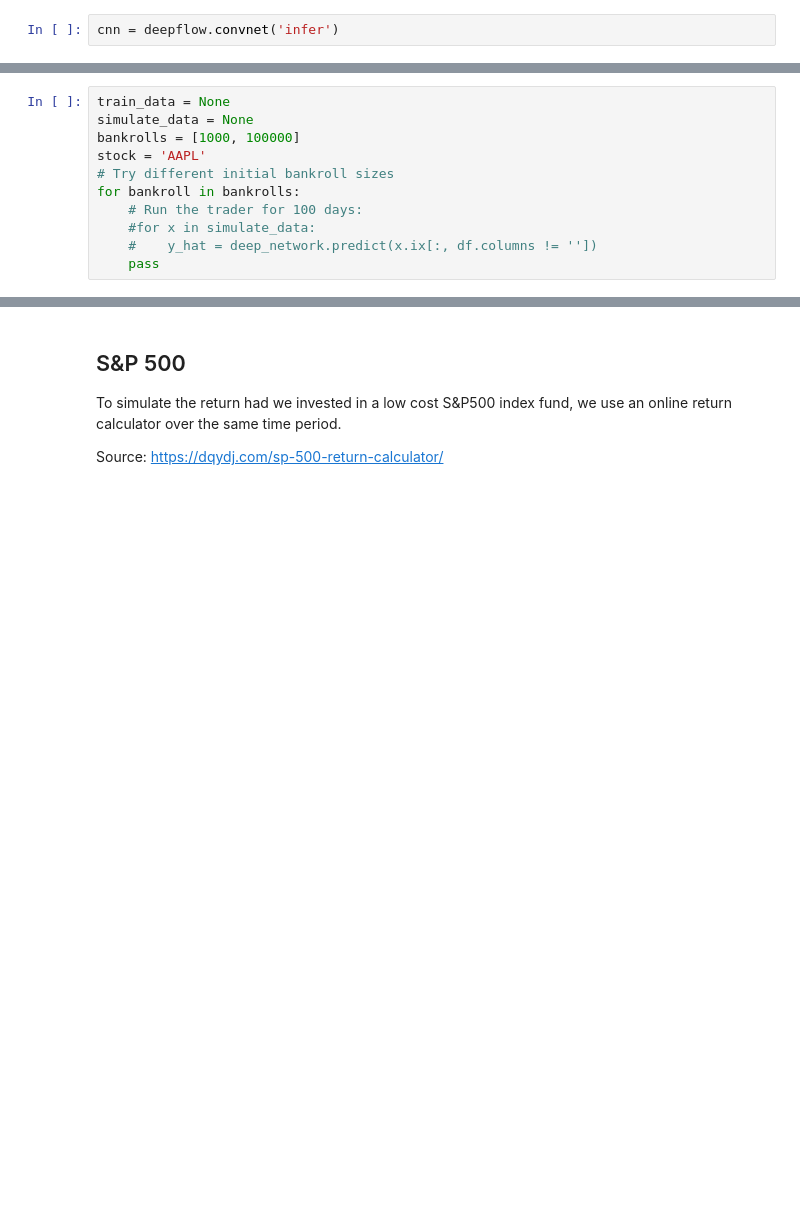
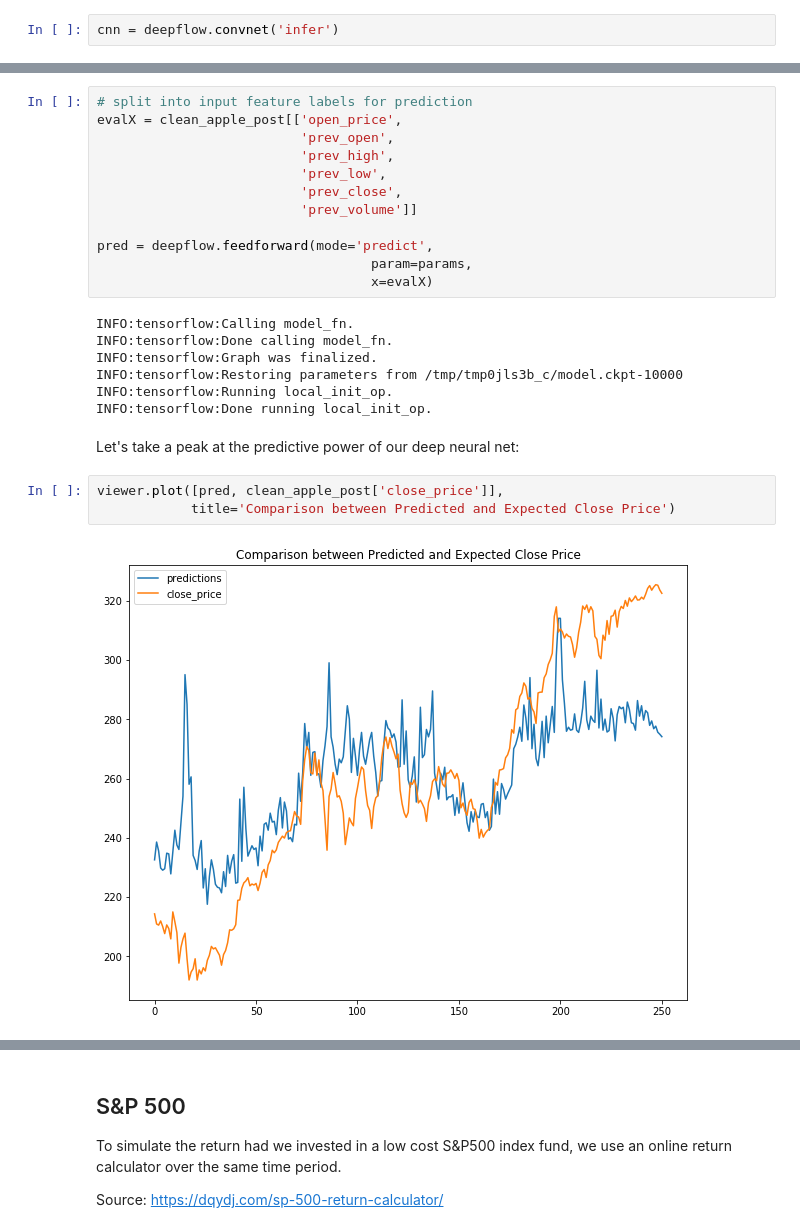
Before and after one commit to yazanobeidi/deep-flow, a Jupyter notebook: Deep Flow User Interface.ipynb, the cells around one changed output, grey strips where cells are left out. Drawn from its saved outputs; the diff is of its cells as text; blank space fills up the shorter version.

```diff
--- a/Deep Flow User Interface.ipynb
+++ b/Deep Flow User Interface.ipynb
@@ -312,11 +333,26 @@ viewer.table(clean_apple_post)
-# %%
-train_data = None
-simulate_data = None
-bankrolls = [1000, 100000]
-stock = 'AAPL'
-# Try different initial bankroll sizes
-for bankroll in bankrolls:
-    # Run the trader for 100 days:
-    #for x in simulate_data:
-    #    y_hat = deep_network.predict(x.ix[:, df.columns != ''])
-    pass
+# %%
+# split into input feature labels for prediction
+evalX = clean_apple_post[['open_price',
+                          'prev_open',
+                          'prev_high',
+                          'prev_low',
+                          'prev_close',
+                          'prev_volume']]
+
+pred = deepflow.feedforward(mode='predict',
+                                   param=params,
+                                   x=evalX)
+# %% [output]
+INFO:tensorflow:Calling model_fn.
+INFO:tensorflow:Done calling model_fn.
+INFO:tensorflow:Graph was finalized.
+INFO:tensorflow:Restoring parameters from /tmp/tmp0jls3b_c/model.ckpt-10000
+INFO:tensorflow:Running local_init_op.
+INFO:tensorflow:Done running local_init_op.
+# %% [markdown]
+Let's take a peak at the predictive power of our deep neural net:
+# %%
+viewer.plot([pred, clean_apple_post['close_price']],
+            title='Comparison between Predicted and Expected Close Price')
+# %% [output]
+[figure, added]
```
Also changed, not shown: parts of 11 cells of this notebook, 2 other files.
